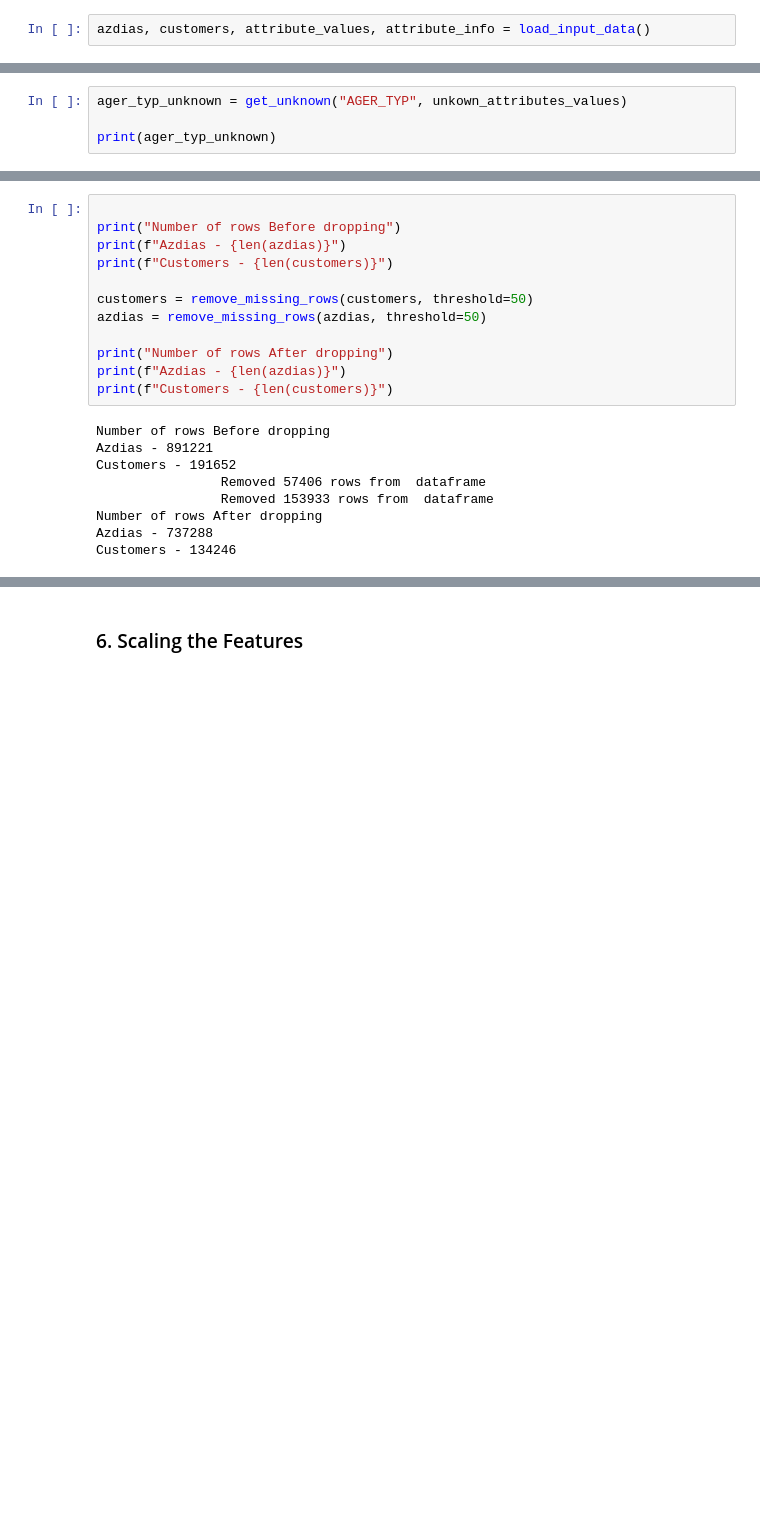
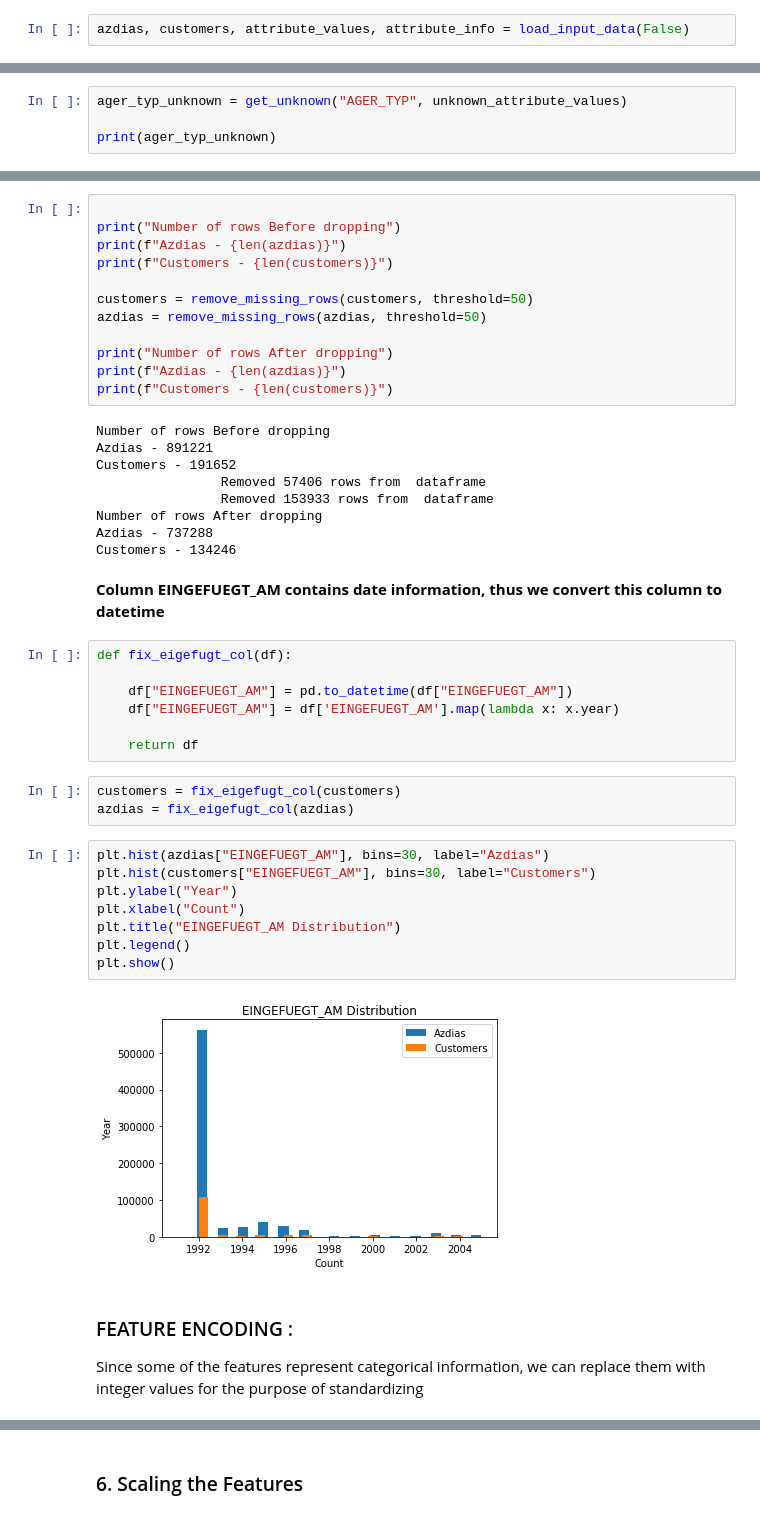
Before and after one commit to ksantosh95/Customer_Segmentation_Arvato, a Jupyter notebook: Arvato Project Workbook.ipynb, the cells around one changed output, grey strips where cells are left out. Drawn from its saved outputs; the diff is of its cells as text; blank space fills up the shorter version.

```diff
--- a/Arvato Project Workbook.ipynb
+++ b/Arvato Project Workbook.ipynb
@@ -60,6 +81,6 @@ def load_input_data():
     return azdias,customers,attribute_values,attribute_info
 # %%
-azdias, customers, attribute_values, attribute_info = load_input_data()
+azdias, customers, attribute_values, attribute_info = load_input_data(False)
 # %% [markdown]
 ## Data Pre-processing
 # %% [markdown]
@@ -431,7 +453,7 @@ def get_unknown(attrib, unknown_attribute_values):
 
     return [unknown]
 # %%
-ager_typ_unknown = get_unknown("AGER_TYP", unkown_attributes_values)
+ager_typ_unknown = get_unknown("AGER_TYP", unknown_attribute_values)
 
 print(ager_typ_unknown)
 # %% [output]
@@ -706,3 +728,28 @@ Customers - 191652
 Number of rows After dropping
 Azdias - 737288
 Customers - 134246
+# %% [markdown]
+**Column EINGEFUEGT_AM contains date information, thus we convert this column to datetime**
+# %%
+def fix_eigefugt_col(df):
+
+    df["EINGEFUEGT_AM"] = pd.to_datetime(df["EINGEFUEGT_AM"])
+    df["EINGEFUEGT_AM"] = df['EINGEFUEGT_AM'].map(lambda x: x.year)
+
+    return df
+# %%
+customers = fix_eigefugt_col(customers)
+azdias = fix_eigefugt_col(azdias)
+# %%
+plt.hist(azdias["EINGEFUEGT_AM"], bins=30, label="Azdias")
+plt.hist(customers["EINGEFUEGT_AM"], bins=30, label="Customers")
+plt.ylabel("Year")
+plt.xlabel("Count")
+plt.title("EINGEFUEGT_AM Distribution")
+plt.legend()
+plt.show()
+# %% [output]
+[figure, added]
+# %% [markdown]
+### FEATURE ENCODING :
+Since some of the features represent categorical information, we can replace them with integer values for the purpose of standardizing
```
Also changed, not shown: parts of 78 cells of this notebook.
